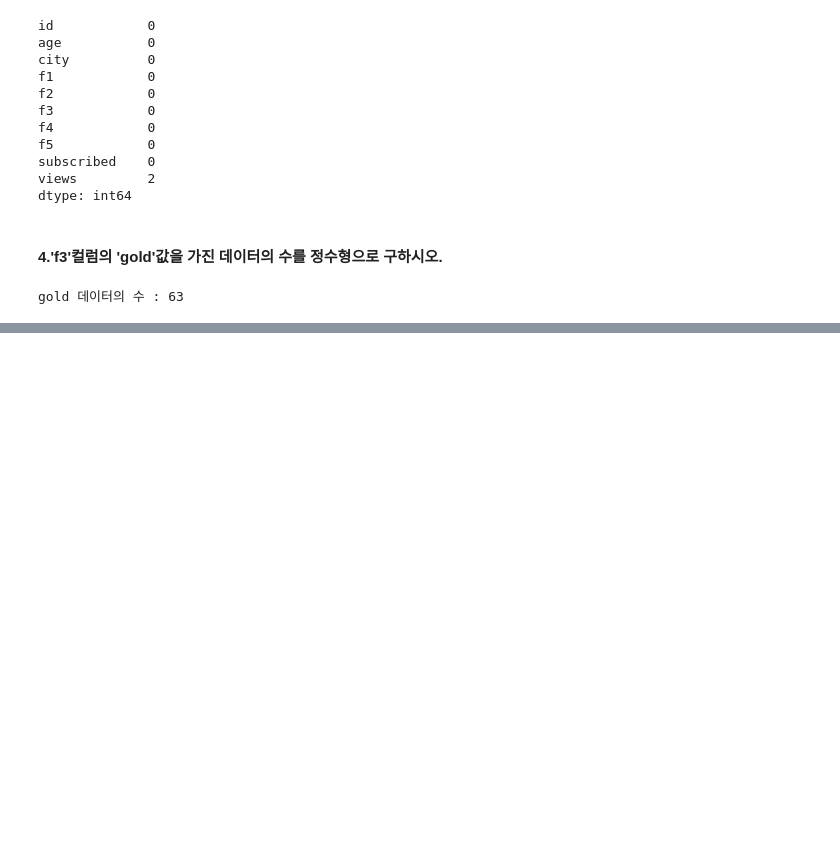
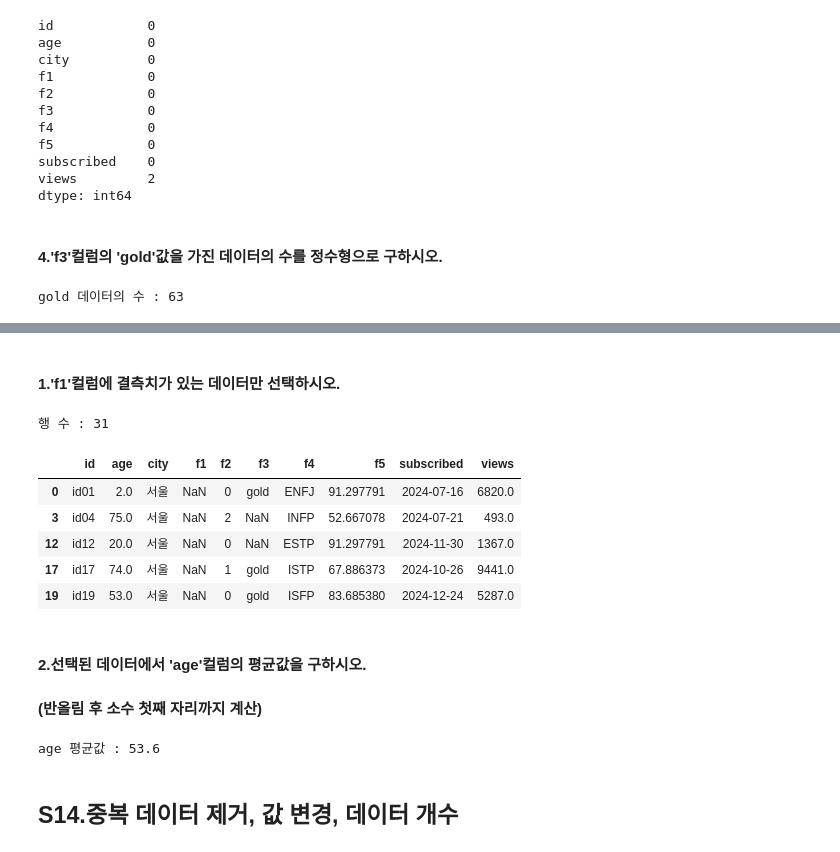
Before and after one commit to CHANGWOOKCHO/-engineer_big_data_analysis, a Jupyter notebook: part1/chapter3_1.ipynb, the cells around one changed output, grey strips where cells are left out. Saved outputs shown, nothing was run; the diff lists cells and outputs as text; code cells hidden in the pictures; blank space fills up the shorter version.

```diff
--- a/part1/chapter3_1.ipynb
+++ b/part1/chapter3_1.ipynb
@@ -122,0 +125,4 @@ gold 데이터의 수 : 63
+# %%
+df = pd.read_csv('type1_data1.csv')
+print("행 수 :", len(df))
+df.head()
@@ -122,0 +137,25 @@ gold 데이터의 수 : 63
+# %% [markdown]
+#### 1.'f1'컬럼에 결측치가 있는 데이터만 선택하시오.
+# %%
+cond = df['f1'].isnull()
+df = df[cond]
+print("행 수 :", len(df))
+df.head()
+# %% [output]
+행 수 : 31
+|  | id | age | city | f1 | f2 | f3 | f4 | f5 | subscribed | views |
+| 0 | id01 | 2.0 | 서울 | NaN | 0 | gold | ENFJ | 91.297791 | 2024-07-16 | 6820.0 |
+| 3 | id04 | 75.0 | 서울 | NaN | 2 | NaN | INFP | 52.667078 | 2024-07-21 | 493.0 |
+| 12 | id12 | 20.0 | 서울 | NaN | 0 | NaN | ESTP | 91.297791 | 2024-11-30 | 1367.0 |
+| 17 | id17 | 74.0 | 서울 | NaN | 1 | gold | ISTP | 67.886373 | 2024-10-26 | 9441.0 |
+| 19 | id19 | 53.0 | 서울 | NaN | 0 | gold | ISFP | 83.685380 | 2024-12-24 | 5287.0 |
+# %% [markdown]
+#### 2.선택된 데이터에서 'age'컬럼의 평균값을 구하시오.
+#### (반올림 후 소수 첫째 자리까지 계산)
+# %%
+mean_value = df['age'].mean()
+print("age 평균값 :", round(mean_value, 1))
+# %% [output]
+age 평균값 : 53.6
+# %% [markdown]
+## S14.중복 데이터 제거, 값 변경, 데이터 개수
```
Also changed, not shown: parts of 59 cells of this notebook, 1 other file.
